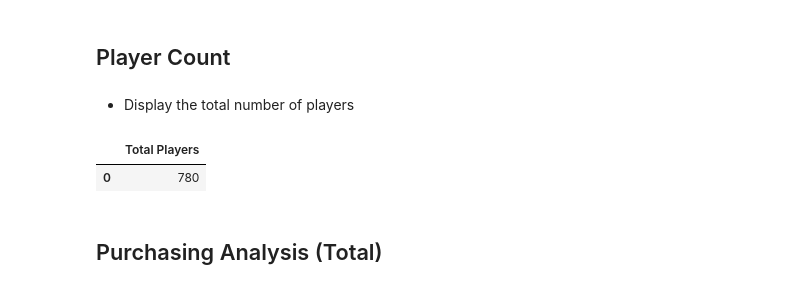
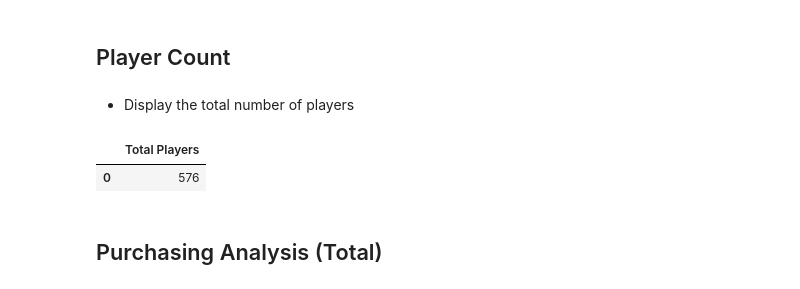
Before and after one commit to chris-inalsingh/HeroesOfPymoli-Analysis, a Jupyter notebook: HeroesOfPymoli/HeroesOfPymoli.ipynb, the cells around one changed output. Cells and saved outputs as stored; diff of their text form; code cells hidden in the pictures.

```diff
--- a/HeroesOfPymoli/HeroesOfPymoli.ipynb
+++ b/HeroesOfPymoli/HeroesOfPymoli.ipynb
@@ -30,12 +31,12 @@ purchase_data
 # %% [markdown]
 * Display the total number of players
 # %%
-total_players = purchase_data["SN"].count()
+total_players = len(purchase_data["SN"].unique())
 playercount_data = pd.DataFrame({"Total Players" : [total_players]})
 playercount_data
 # %% [output]
 |  | Total Players |
-| 0 | 780 |
+| 0 | 576 |
 # %% [markdown]
 ## Purchasing Analysis (Total)
 # %% [markdown]
```
Also changed, not shown: parts of 4 cells of this notebook.
